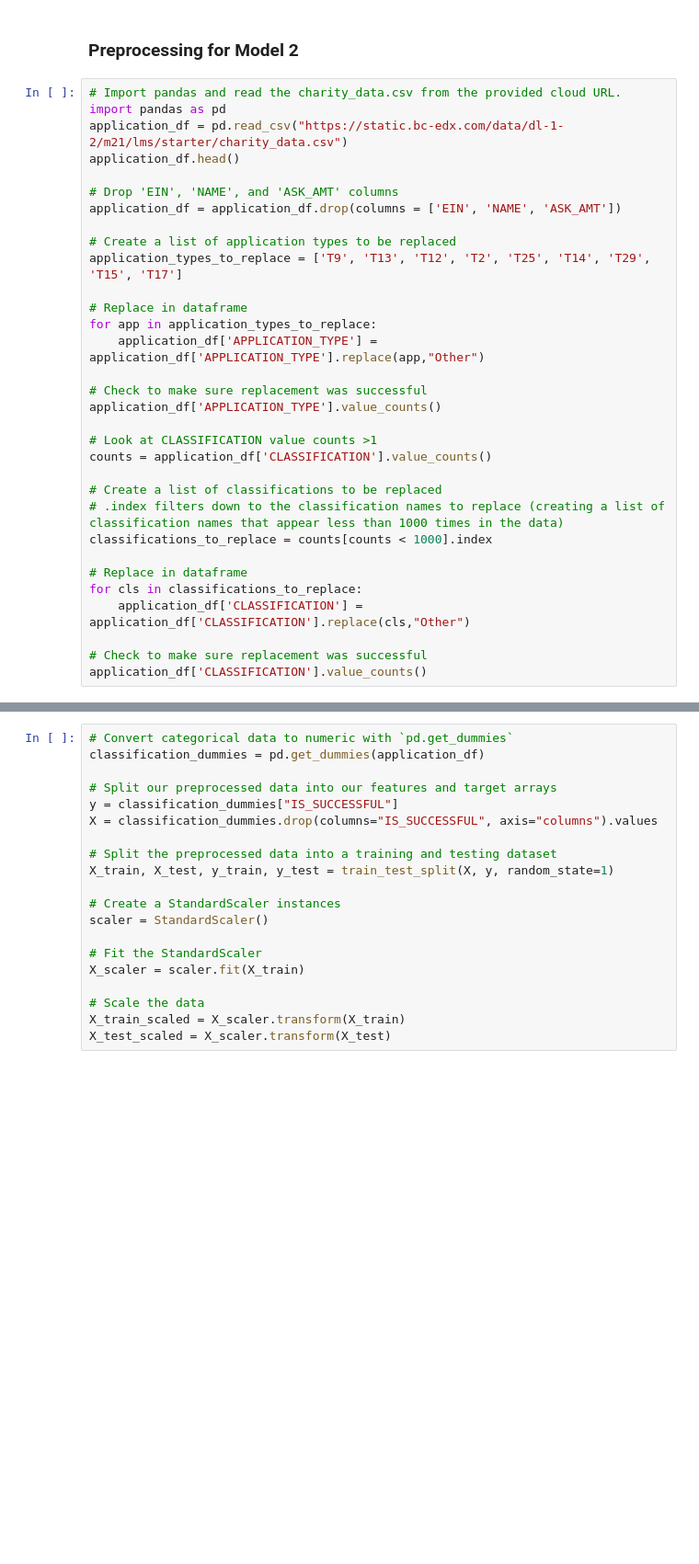
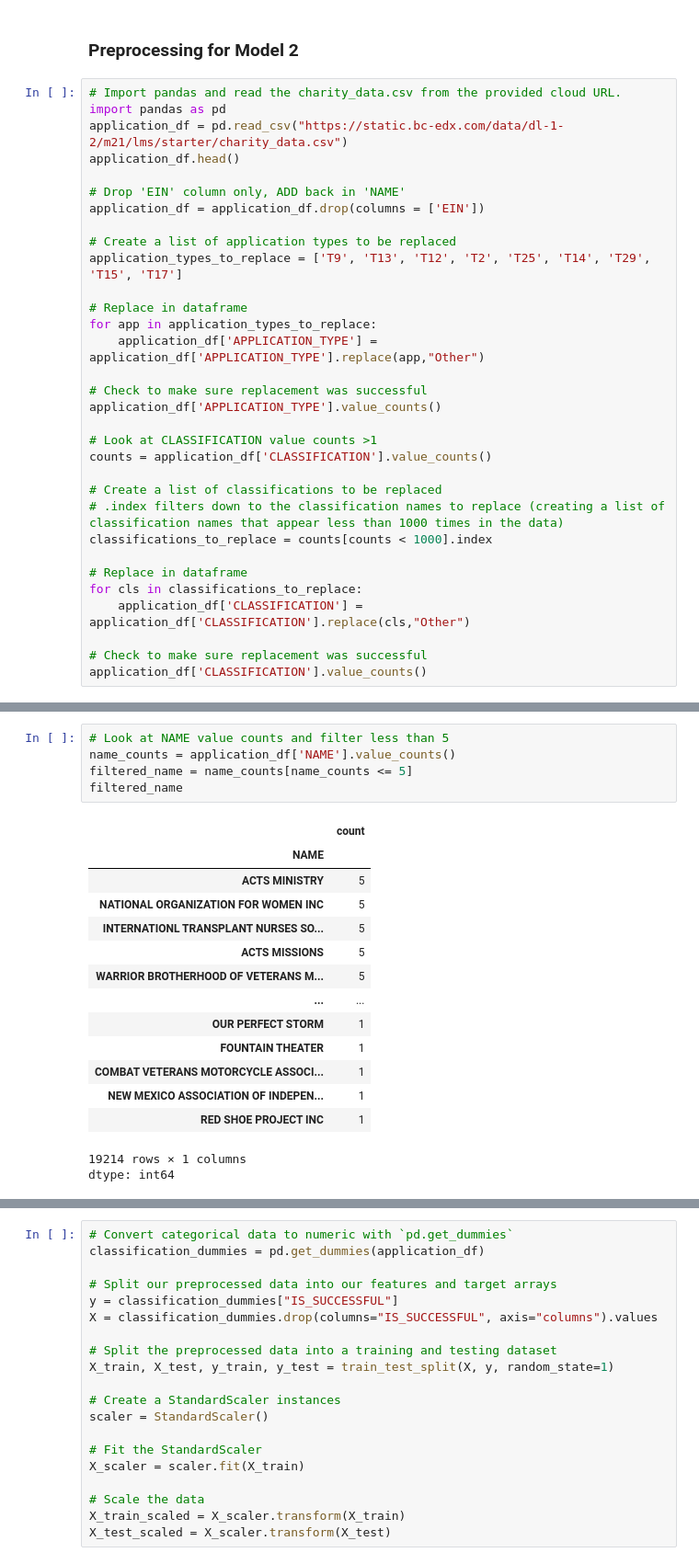
Before and after one commit to BookHaven12/neural-network-funding-decision-model, a Jupyter notebook: AlphabetSoupCharity_Optimization.ipynb, the cells around one changed output, grey strips where cells are left out. Shown at 92% size. Cells and saved outputs as stored; diff of their text form; blank space fills up the shorter version.

```diff
--- a/AlphabetSoupCharity_Optimization.ipynb
+++ b/AlphabetSoupCharity_Optimization.ipynb
@@ -286,8 +333,8 @@ import pandas as pd
 application_df = pd.read_csv("https://static.bc-edx.com/data/dl-1-2/m21/lms/starter/charity_data.csv")
 application_df.head()
 
-# Drop 'EIN', 'NAME', and 'ASK_AMT' columns
-application_df = application_df.drop(columns = ['EIN', 'NAME', 'ASK_AMT'])
+# Drop 'EIN' column only, ADD back in 'NAME'
+application_df = application_df.drop(columns = ['EIN'])
 
 # Create a list of application types to be replaced
 application_types_to_replace = ['T9', 'T13', 'T12', 'T2', 'T25', 'T14', 'T29', 'T15', 'T17']
@@ -314,0 +372,21 @@ application_df['CLASSIFICATION'].value_counts()
+# %%
+# Look at NAME value counts and filter less than 5
+name_counts = application_df['NAME'].value_counts()
+filtered_name = name_counts[name_counts <= 5]
+filtered_name
+# %% [output]
+|  | count |
+| NAME |  |
+| ACTS MINISTRY | 5 |
+| NATIONAL ORGANIZATION FOR WOMEN INC | 5 |
+| INTERNATIONL TRANSPLANT NURSES SO... | 5 |
+| ACTS MISSIONS | 5 |
+| WARRIOR BROTHERHOOD OF VETERANS M... | 5 |
+| ... | ... |
+| OUR PERFECT STORM | 1 |
+| FOUNTAIN THEATER | 1 |
+| COMBAT VETERANS MOTORCYCLE ASSOCI... | 1 |
+| NEW MEXICO ASSOCIATION OF INDEPEN... | 1 |
+| RED SHOE PROJECT INC | 1 |
+19214 rows × 1 columns
+dtype: int64
```
Also changed, not shown: parts of 25 cells of this notebook.
